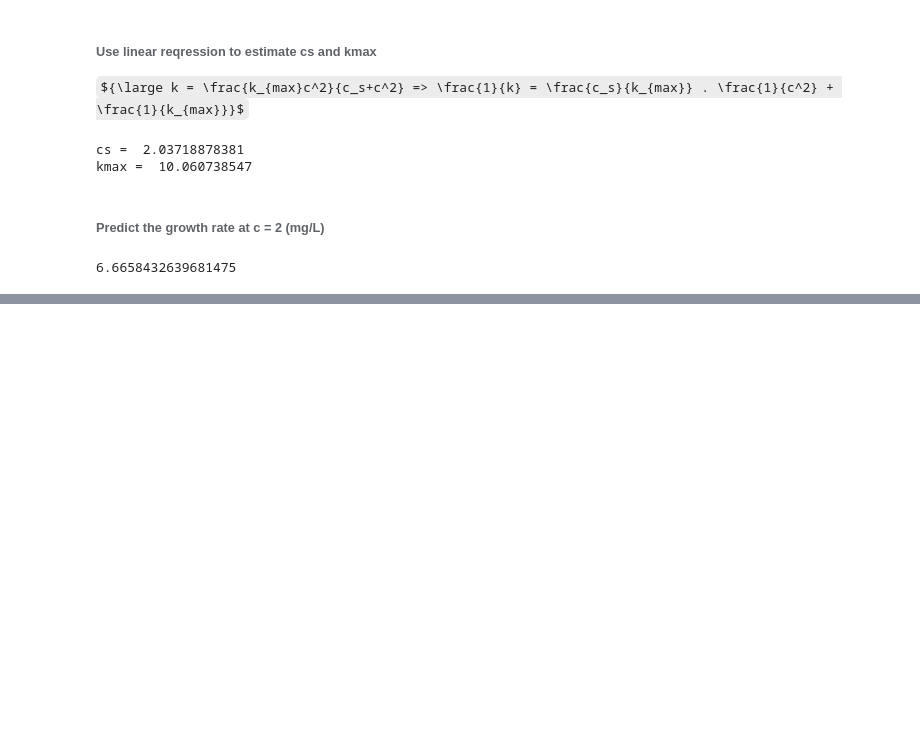
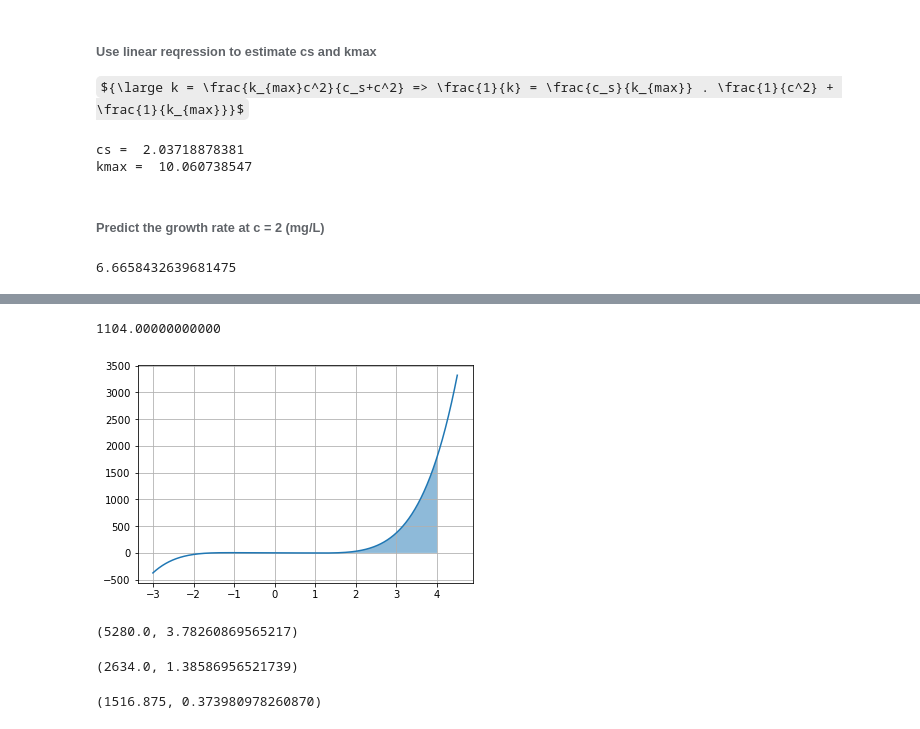
Before and after one commit to ChanhNguyen17/NumericalProblemSolving, a Jupyter notebook: Assignment 14 Review - Chanh Nguyen.ipynb, the cells around one changed output, grey strips where cells are left out. Cells and saved outputs as stored; diff of their text form; code cells hidden in the pictures; some formulas as TeX source; blank space fills up the shorter version.

```diff
--- a/Assignment 14 Review - Chanh Nguyen.ipynb
+++ b/Assignment 14 Review - Chanh Nguyen.ipynb
@@ -403,0 +427,74 @@ k
+# %%
+# Define function f(x)
+def f(x):
+    return 1 - x -4*x**3 + 2*x**5
+
+a = -2
+b = 4
+
+# a) Calculate the true integral result analytically
+z = sp.symbols('z')
+I_true = sp.integrate(f(z), (z, a, b)).evalf()
+I_true
+# %% [output]
+1104.00000000000
+# %%
+## Graphical presentation
+# Make the x-array
+x = linspace(a, b, 1000)
+# Calculate the function values
+y = f(x)
+
+# Fill the integration area
+fill_between(x, y, alpha = 0.5)
+
+# Make another graph showing the function
+x2 = linspace(a-1, b+0.5, 1000)
+y2 = f(x2)
+plot(x2, y2)
+grid()
+# %% [output]
+[figure, added]
+# %%
+# b) Integral by single application of the trapezoidal rule
+It = (b-a)*(f(a) + f(b))/2
+ea = abs(I_true-It)/I_true
+
+# The result and relative error
+It, ea
+# %% [output]
+(5280.0, 3.78260869565217)
+# %%
+# c) multiple-application trapezoidal rule, with n = 2
+
+n = 2
+x = linspace(a, b, n+1)
+
+# Calculate the y-values
+y = f(x)
+
+# Use the multiple-application Trapezoidal rule
+It2 = trapz(y, x)
+ea = abs(I_true-It2)/I_true
+
+# The result and relative error
+It2, ea
+# %% [output]
+(2634.0, 1.38586956521739)
+# %%
+# c) multiple-application trapezoidal rule, with n = 4
+
+n = 4
+x = linspace(a, b, n+1)
+
+# Calculate the y-values
+y = f(x)
+
+# Use the multiple-application Trapezoidal rule
+It4 = trapz(y, x)
+ea = abs(I_true-It4)/I_true
+
+# The result and relative error
+It4, ea
+# %% [output]
+(1516.875, 0.373980978260870)
```
Also changed, not shown: parts of 11 cells of this notebook.
